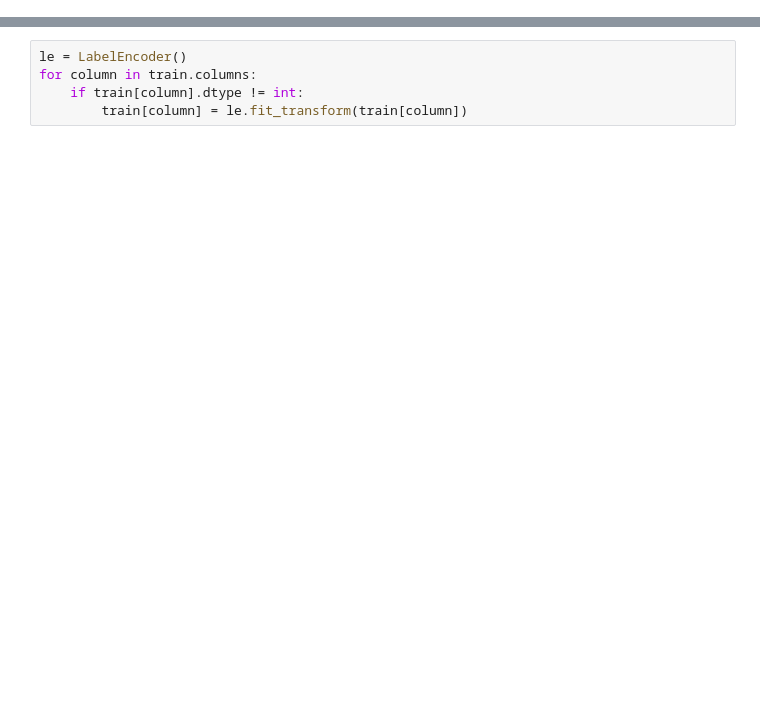
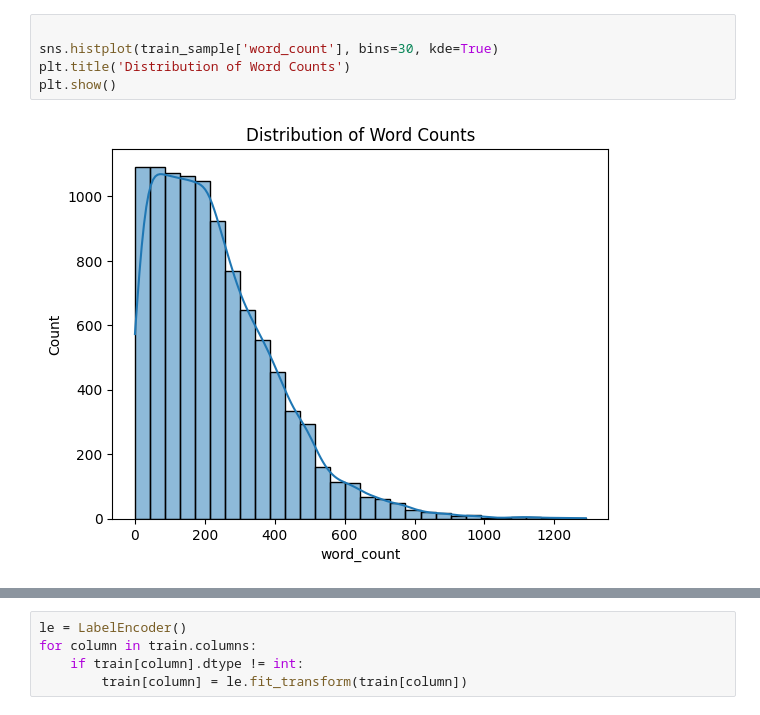
Before and after one commit to luca-miniati/kaggle, a Jupyter notebook: writing/eda.ipynb, the cells around one changed output, grey strips where cells are left out. Saved outputs shown, nothing was run; the diff lists cells and outputs as text; blank space fills up the shorter version.

```diff
--- a/writing/eda.ipynb
+++ b/writing/eda.ipynb
@@ -17,0 +40,7 @@ train.head()
+# %%
+
+sns.histplot(train_sample['word_count'], bins=30, kde=True)
+plt.title('Distribution of Word Counts')
+plt.show()
+# %% [output]
+[figure, added]
```
Also changed, not shown: parts of 18 cells of this notebook, 1 other file.
